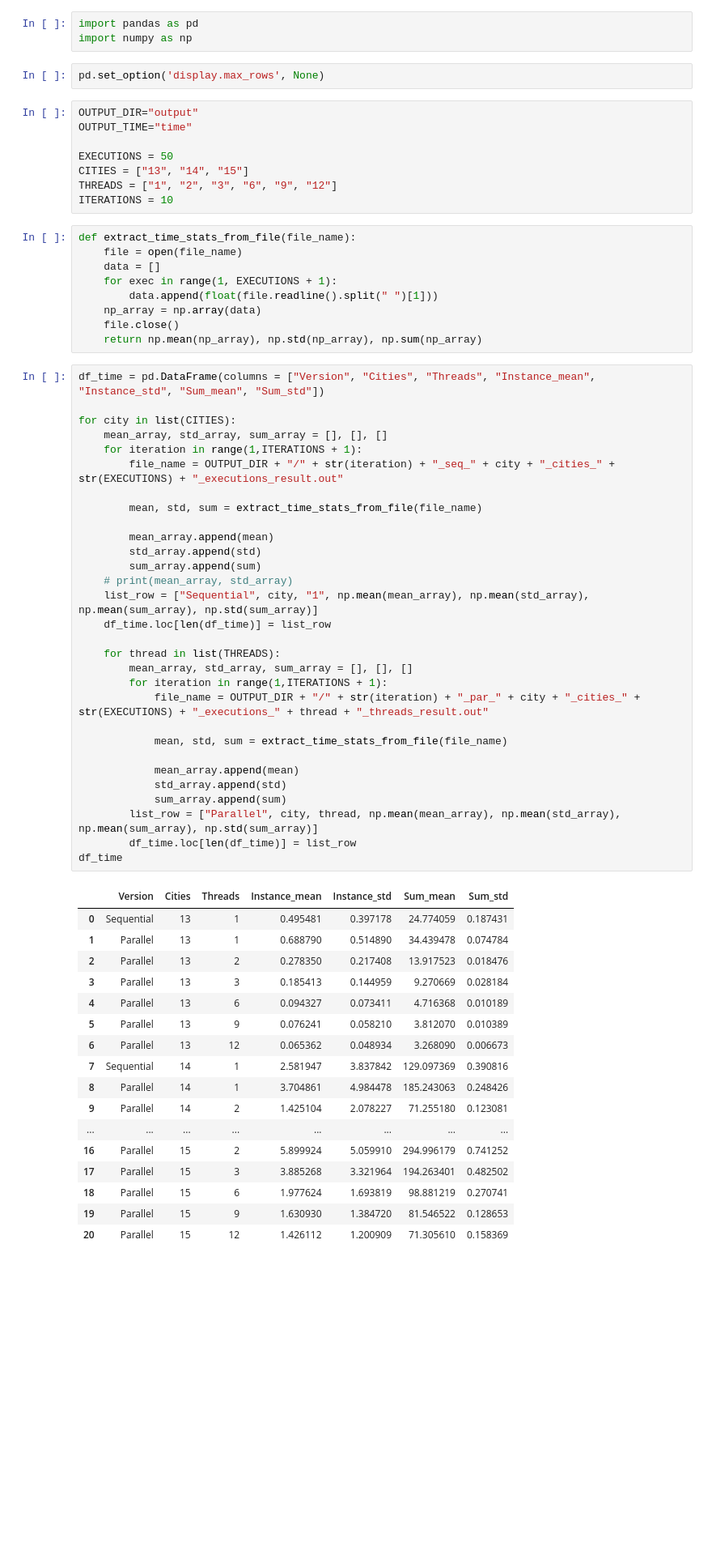
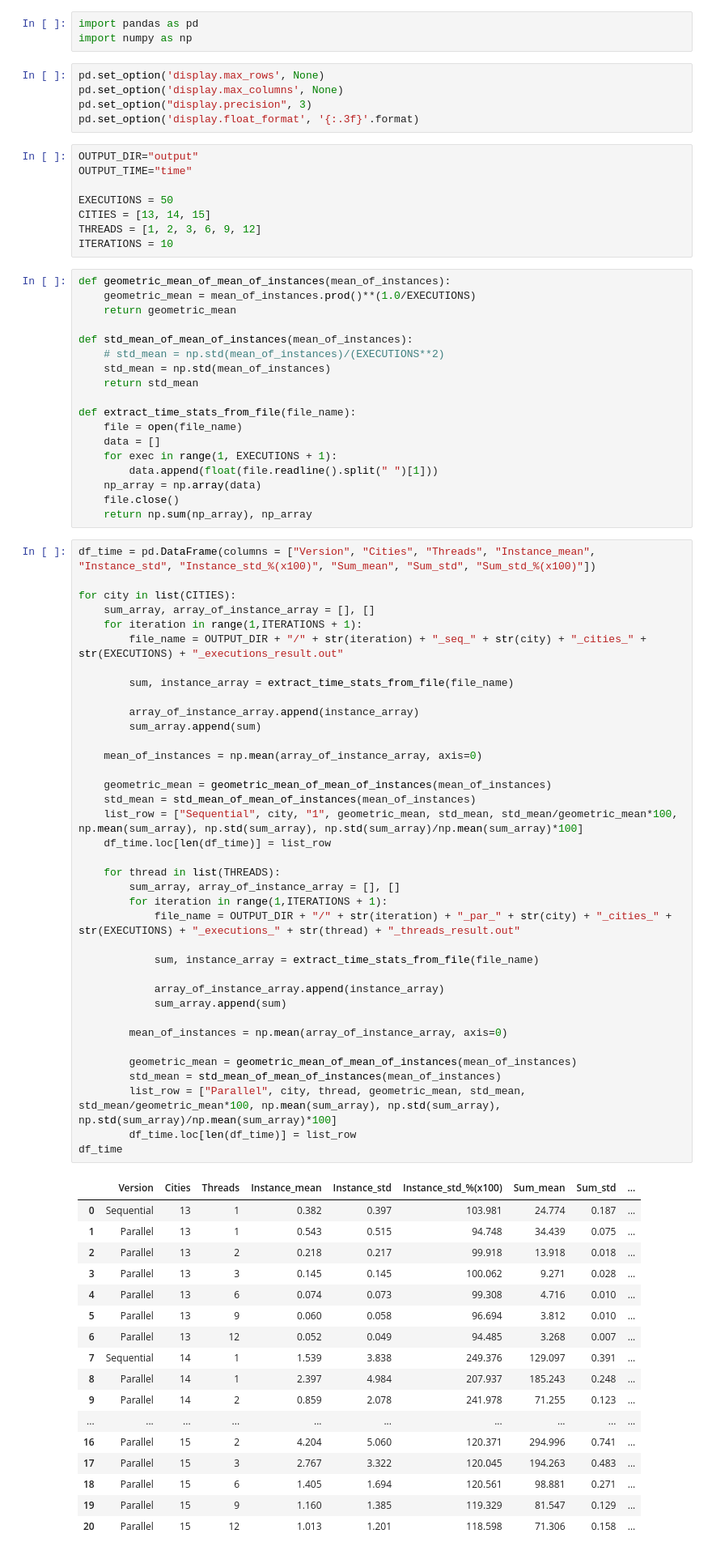
Before and after one commit to viniciusgm000/ParallelGreedyTSP, a Jupyter notebook: process_output.ipynb, the cells around one changed output. Shown: that part at 81% size. Saved outputs shown, nothing was run; the diff lists cells and outputs as text; blank space fills up the shorter version.

Commit message:
Added notebook to check the parallelized output and swaped arithmetic mean for geometric mean in the processed data

```diff
--- a/process_output.ipynb
+++ b/process_output.ipynb
@@ -3,15 +3,27 @@ import pandas as pd
 import numpy as np
 # %%
 pd.set_option('display.max_rows', None)
+pd.set_option('display.max_columns', None)
+pd.set_option("display.precision", 3)
+pd.set_option('display.float_format', '{:.3f}'.format)
 # %%
 OUTPUT_DIR="output"
 OUTPUT_TIME="time"
 
 EXECUTIONS = 50
-CITIES = ["13", "14", "15"]
-THREADS = ["1", "2", "3", "6", "9", "12"]
+CITIES = [13, 14, 15]
+THREADS = [1, 2, 3, 6, 9, 12]
 ITERATIONS = 10
 # %%
+def geometric_mean_of_mean_of_instances(mean_of_instances):
+    geometric_mean = mean_of_instances.prod()**(1.0/EXECUTIONS)
+    return geometric_mean
+
+def std_mean_of_mean_of_instances(mean_of_instances):
+    # std_mean = np.std(mean_of_instances)/(EXECUTIONS**2)
+    std_mean = np.std(mean_of_instances)
+    return std_mean
+
 def extract_time_stats_from_file(file_name):
     file = open(file_name)
     data = []
@@ -19,52 +31,59 @@ def extract_time_stats_from_file(file_name):
         data.append(float(file.readline().split(" ")[1]))
     np_array = np.array(data)
     file.close()
-    return np.mean(np_array), np.std(np_array), np.sum(np_array)
+    return np.sum(np_array), np_array
 # %%
-df_time = pd.DataFrame(columns = ["Version", "Cities", "Threads", "Instance_mean", "Instance_std", "Sum_mean", "Sum_std"])
+df_time = pd.DataFrame(columns = ["Version", "Cities", "Threads", "Instance_mean", "Instance_std", "Instance_std_%(x100)", "Sum_mean", "Sum_std", "Sum_std_%(x100)"])
 
 for city in list(CITIES):
-    mean_array, std_array, sum_array = [], [], []
+    sum_array, array_of_instance_array = [], []
     for iteration in range(1,ITERATIONS + 1):
-        file_name = OUTPUT_DIR + "/" + str(iteration) + "_seq_" + city + "_cities_" + str(EXECUTIONS) + "_executions_result.out"
+        file_name = OUTPUT_DIR + "/" + str(iteration) + "_seq_" + str(city) + "_cities_" + str(EXECUTIONS) + "_executions_result.out"
 
-        mean, std, sum = extract_time_stats_from_file(file_name)
+        sum, instance_array = extract_time_stats_from_file(file_name)
 
-        mean_array.append(mean)
-        std_array.append(std)
+        array_of_instance_array.append(instance_array)
         sum_array.append(sum)
-    # print(mean_array, std_array)
-    list_row = ["Sequential", city, "1", np.mean(mean_array), np.mean(std_array), np.mean(sum_array), np.std(sum_array)]
+
+    mean_of_instances = np.mean(array_of_instance_array, axis=0)
+
+    geometric_mean = geometric_mean_of_mean_of_instances(mean_of_instances)
+    std_mean = std_mean_of_mean_of_instances(mean_of_instances)
+    list_row = ["Sequential", city, "1", geometric_mean, std_mean, std_mean/geometric_mean*100, np.mean(sum_array), np.std(sum_array), np.std(sum_array)/np.mean(sum_array)*100]
     df_time.loc[len(df_time)] = list_row
 
     for thread in list(THREADS):
-        mean_array, std_array, sum_array = [], [], []
+        sum_array, array_of_instance_array = [], []
         for iteration in range(1,ITERATIONS + 1):
-            file_name = OUTPUT_DIR + "/" + str(iteration) + "_par_" + city + "_cities_" + str(EXECUTIONS) + "_executions_" + thread + "_threads_result.out"
+            file_name = OUTPUT_DIR + "/" + str(iteration) + "_par_" + str(city) + "_cities_" + str(EXECUTIONS) + "_executions_" + str(thread) + "_threads_result.out"
 
-            mean, std, sum = extract_time_stats_from_file(file_name)
+            sum, instance_array = extract_time_stats_from_file(file_name)
 
-            mean_array.append(mean)
-            std_array.append(std)
+            array_of_instance_array.append(instance_array)
             sum_array.append(sum)
-        list_row = ["Parallel", city, thread, np.mean(mean_array), np.mean(std_array), np.mean(sum_array), np.std(sum_array)]
+
+        mean_of_instances = np.mean(array_of_instance_array, axis=0)
+
+        geometric_mean = geometric_mean_of_mean_of_instances(mean_of_instances)
+        std_mean = std_mean_of_mean_of_instances(mean_of_instances)
+        list_row = ["Parallel", city, thread, geometric_mean, std_mean, std_mean/geometric_mean*100, np.mean(sum_array), np.std(sum_array), np.std(sum_array)/np.mean(sum_array)*100]
         df_time.loc[len(df_time)] = list_row
 df_time
 # %% [output]
-|  | Version | Cities | Threads | Instance_mean | Instance_std | Sum_mean | Sum_std |
-| 0 | Sequential | 13 | 1 | 0.495481 | 0.397178 | 24.774059 | 0.187431 |
-| 1 | Parallel | 13 | 1 | 0.688790 | 0.514890 | 34.439478 | 0.074784 |
-| 2 | Parallel | 13 | 2 | 0.278350 | 0.217408 | 13.917523 | 0.018476 |
-| 3 | Parallel | 13 | 3 | 0.185413 | 0.144959 | 9.270669 | 0.028184 |
-| 4 | Parallel | 13 | 6 | 0.094327 | 0.073411 | 4.716368 | 0.010189 |
-| 5 | Parallel | 13 | 9 | 0.076241 | 0.058210 | 3.812070 | 0.010389 |
-| 6 | Parallel | 13 | 12 | 0.065362 | 0.048934 | 3.268090 | 0.006673 |
-| 7 | Sequential | 14 | 1 | 2.581947 | 3.837842 | 129.097369 | 0.390816 |
-| 8 | Parallel | 14 | 1 | 3.704861 | 4.984478 | 185.243063 | 0.248426 |
-| 9 | Parallel | 14 | 2 | 1.425104 | 2.078227 | 71.255180 | 0.123081 |
-| ... | ... | ... | ... | ... | ... | ... | ... |
-| 16 | Parallel | 15 | 2 | 5.899924 | 5.059910 | 294.996179 | 0.741252 |
-| 17 | Parallel | 15 | 3 | 3.885268 | 3.321964 | 194.263401 | 0.482502 |
-| 18 | Parallel | 15 | 6 | 1.977624 | 1.693819 | 98.881219 | 0.270741 |
-| 19 | Parallel | 15 | 9 | 1.630930 | 1.384720 | 81.546522 | 0.128653 |
-| 20 | Parallel | 15 | 12 | 1.426112 | 1.200909 | 71.305610 | 0.158369 |
+|  | Version | Cities | Threads | Instance_mean | Instance_std | Instance_std_%(x100) | Sum_mean | Sum_std | ... |
+| 0 | Sequential | 13 | 1 | 0.382 | 0.397 | 103.981 | 24.774 | 0.187 | ... |
+| 1 | Parallel | 13 | 1 | 0.543 | 0.515 | 94.748 | 34.439 | 0.075 | ... |
+| 2 | Parallel | 13 | 2 | 0.218 | 0.217 | 99.918 | 13.918 | 0.018 | ... |
+| 3 | Parallel | 13 | 3 | 0.145 | 0.145 | 100.062 | 9.271 | 0.028 | ... |
+| 4 | Parallel | 13 | 6 | 0.074 | 0.073 | 99.308 | 4.716 | 0.010 | ... |
+| 5 | Parallel | 13 | 9 | 0.060 | 0.058 | 96.694 | 3.812 | 0.010 | ... |
+| 6 | Parallel | 13 | 12 | 0.052 | 0.049 | 94.485 | 3.268 | 0.007 | ... |
+| 7 | Sequential | 14 | 1 | 1.539 | 3.838 | 249.376 | 129.097 | 0.391 | ... |
+| 8 | Parallel | 14 | 1 | 2.397 | 4.984 | 207.937 | 185.243 | 0.248 | ... |
+| 9 | Parallel | 14 | 2 | 0.859 | 2.078 | 241.978 | 71.255 | 0.123 | ... |
+| ... | ... | ... | ... | ... | ... | ... | ... | ... | ... |
+| 16 | Parallel | 15 | 2 | 4.204 | 5.060 | 120.371 | 294.996 | 0.741 | ... |
+| 17 | Parallel | 15 | 3 | 2.767 | 3.322 | 120.045 | 194.263 | 0.483 | ... |
+| 18 | Parallel | 15 | 6 | 1.405 | 1.694 | 120.561 | 98.881 | 0.271 | ... |
+| 19 | Parallel | 15 | 9 | 1.160 | 1.385 | 119.329 | 81.547 | 0.129 | ... |
+| 20 | Parallel | 15 | 12 | 1.013 | 1.201 | 118.598 | 71.306 | 0.158 | ... |
```
Also changed, not shown: parts of 14 cells of this notebook, 3 other files.
